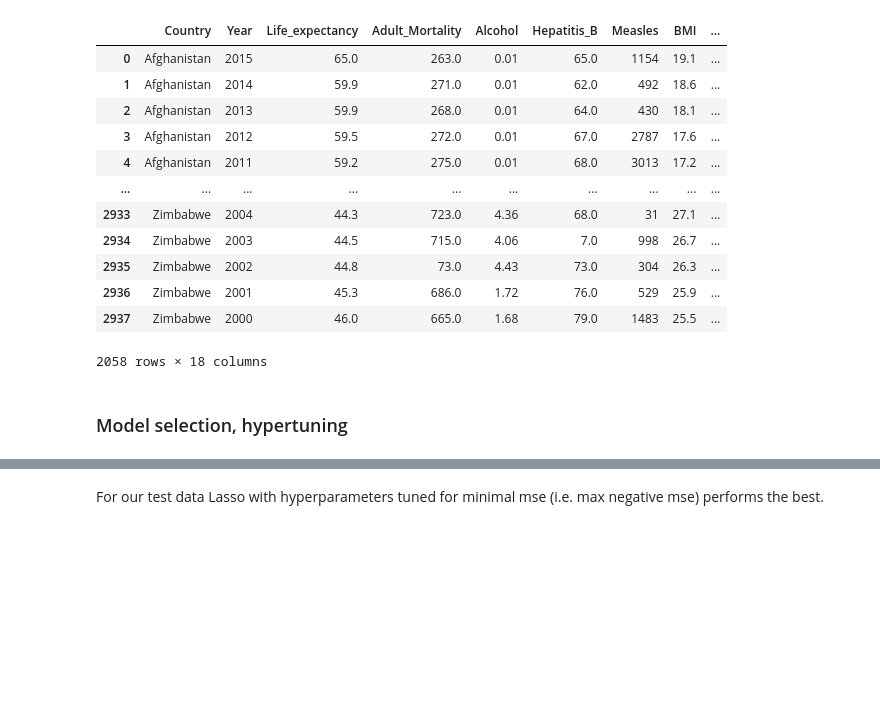
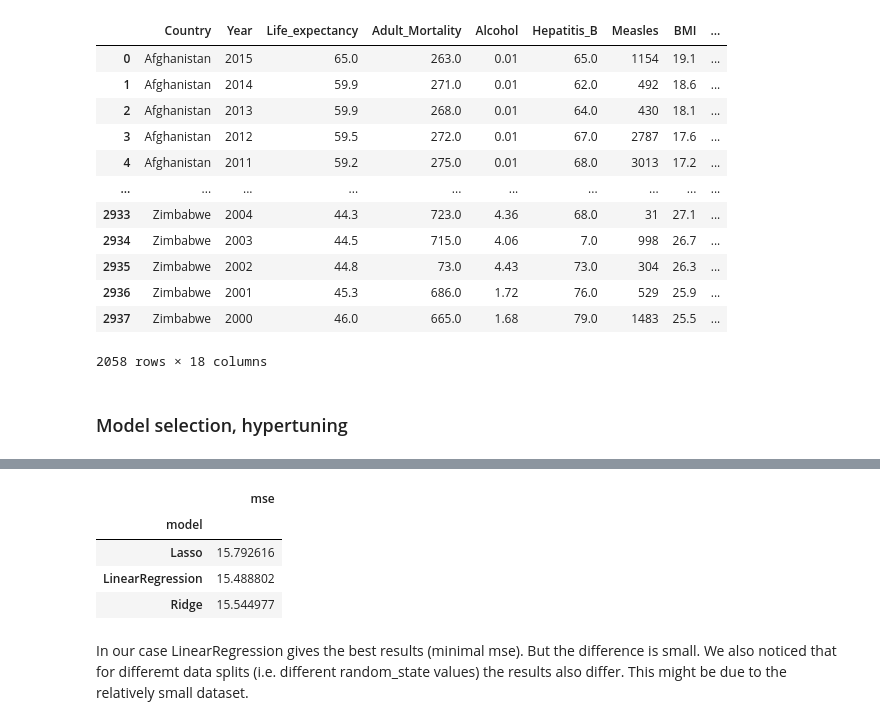
Before and after one commit to parapam/portfolio, a Jupyter notebook: projects/LifeExpectancy/life_expectancy_linear_reg.ipynb, the cells around one changed output, grey strips where cells are left out. Saved outputs shown, nothing was run; the diff lists cells and outputs as text; code cells hidden in the pictures; blank space fills up the shorter version.

```diff
--- a/projects/LifeExpectancy/life_expectancy_linear_reg.ipynb
+++ b/projects/LifeExpectancy/life_expectancy_linear_reg.ipynb
@@ -424,2 +428,10 @@ Best Hyperparameters for Lasso: {'alpha': 0.001, 'fit_intercept': True, 'normali
+# %%
+results_df.groupby('model').mean()
+# %% [output]
+|  | mse |
+| model |  |
+| Lasso | 15.792616 |
+| LinearRegression | 15.488802 |
+| Ridge | 15.544977 |
 # %% [markdown]
-For our test data Lasso with hyperparameters tuned for minimal mse (i.e. max negative mse) performs the best.
+In our case LinearRegression gives the best results (minimal mse). But the difference is small. We also noticed that for differemt data splits (i.e. different random_state values) the results also differ. This might be due to the relatively small dataset.
```
Also changed, not shown: parts of 8 cells of this notebook.
